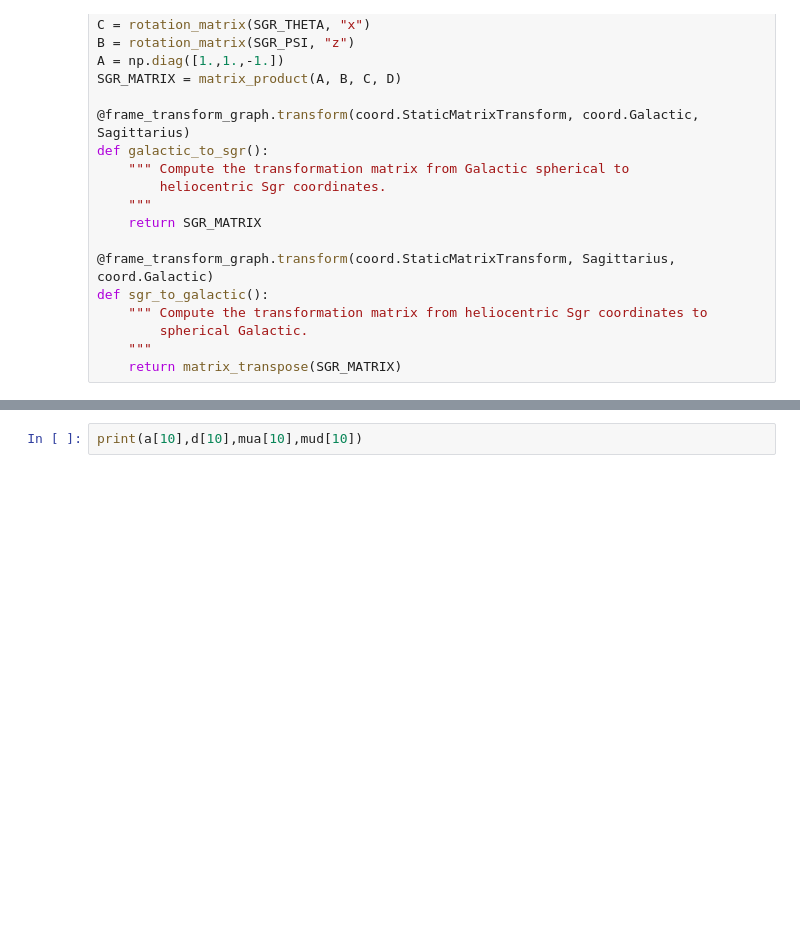
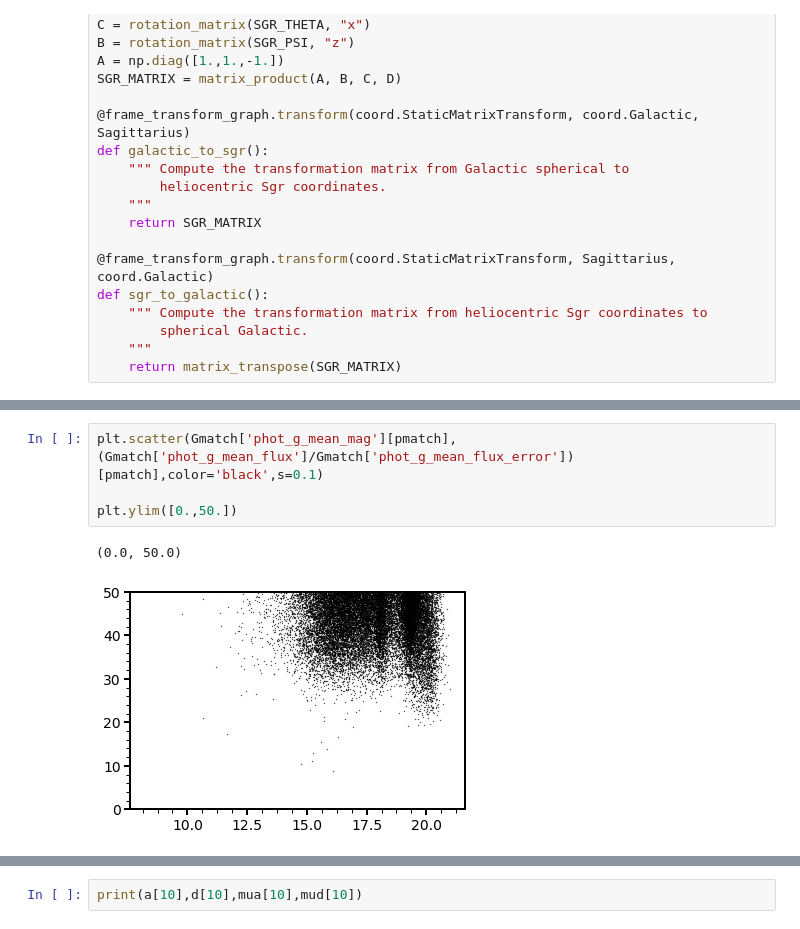
Before and after one commit to michael-petersen/ReflexMotion, a Jupyter notebook: Cohen17_RRL.ipynb, the cells around one changed output, grey strips where cells are left out. Saved outputs shown, nothing was run; the diff lists cells and outputs as text; blank space fills up the shorter version.

```diff
--- a/Cohen17_RRL.ipynb
+++ b/Cohen17_RRL.ipynb
@@ -260,0 +448,7 @@ print(rotate_velocities(a,d,mua,mud))
+# %%
+plt.scatter(Gmatch['phot_g_mean_mag'][pmatch],(Gmatch['phot_g_mean_flux']/Gmatch['phot_g_mean_flux_error'])[pmatch],color='black',s=0.1)
+
+plt.ylim([0.,50.])
+# %% [output]
+(0.0, 50.0)
+[figure, added]
```
Also changed, not shown: parts of 60 cells of this notebook, 12 other files.
